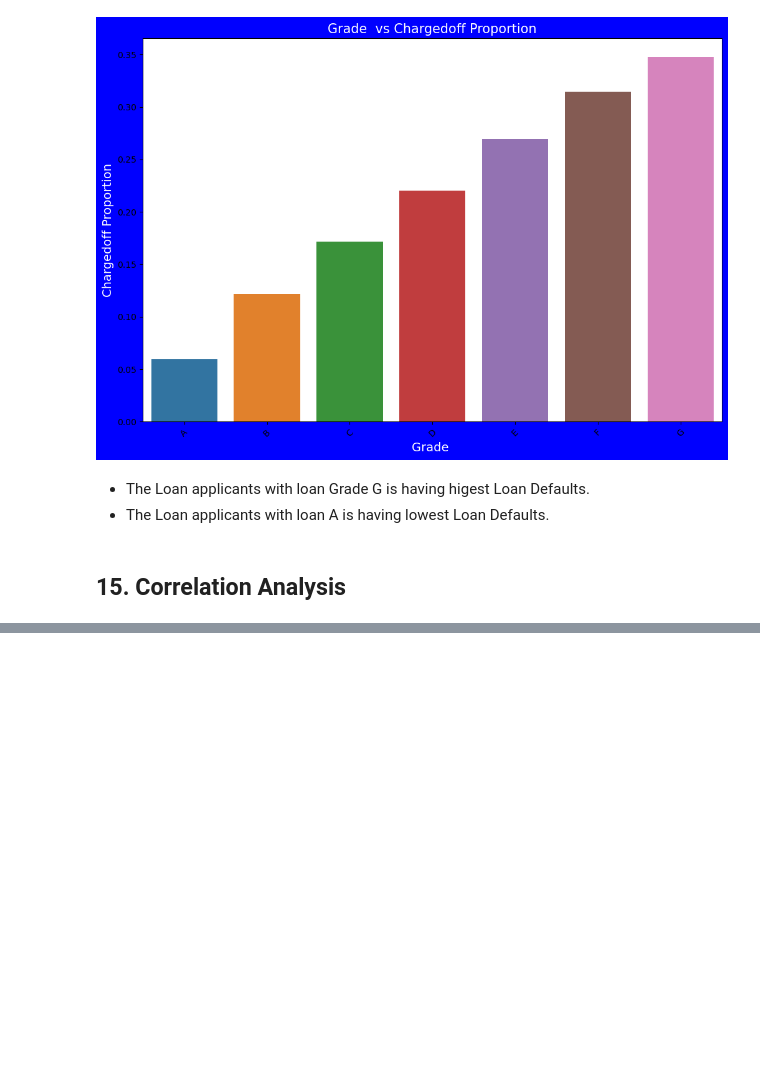
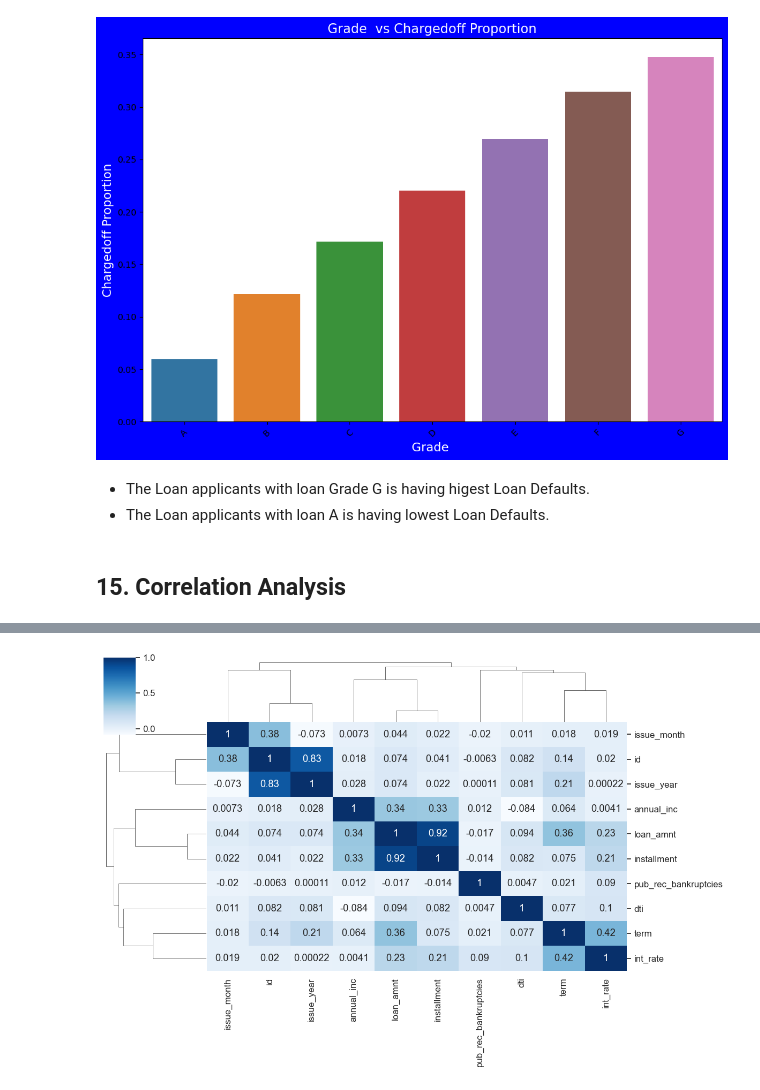
Before and after one commit to neginaresh/LendingClubCaseStudy, a Jupyter notebook: Naresh_Negi.ipynb, the cells around one changed output, grey strips where cells are left out. Drawn from its saved outputs; the diff is of its cells as text; code cells hidden in the pictures; blank space fills up the shorter version.

Commit message:
I realized that before uploading the file earlier I might have deleted the correlational analysis in my ipynb. Updating it now. Please accept

```diff
--- a/Naresh_Negi.ipynb
+++ b/Naresh_Negi.ipynb
@@ -1679,3 +1679,9 @@ plt.show()
 - The Loan applicants with loan A is having lowest Loan Defaults.
 # %% [markdown]
 ## 15. Correlation Analysis
+# %%
+# Copying the loan_data DataFrame for correlation analysis
+corr_loan = loan_data.copy()
+
+# Printing column information to analyze missing values or empty values in each column
+print(corr_loan.info())
@@ -1681,0 +1706,14 @@ plt.show()
+# %%
+# Dropping non-numeric columns or encoding them into numeric values if they contain ordinal information
+numeric_columns = corr_loan.select_dtypes(include=np.number).columns
+corr_loan = corr_loan[numeric_columns]
+
+# Calculating the correlation matrix
+corr = corr_loan.corr()
+
+# Visualizing the correlation matrix using a clustermap
+sns.set(font_scale=1.1)
+sns.clustermap(corr, annot=True, figsize=(12, 8), cmap="Blues")
+plt.show()
+# %% [output]
+[figure, added]
```
Also changed, not shown: parts of 9 cells of this notebook.
